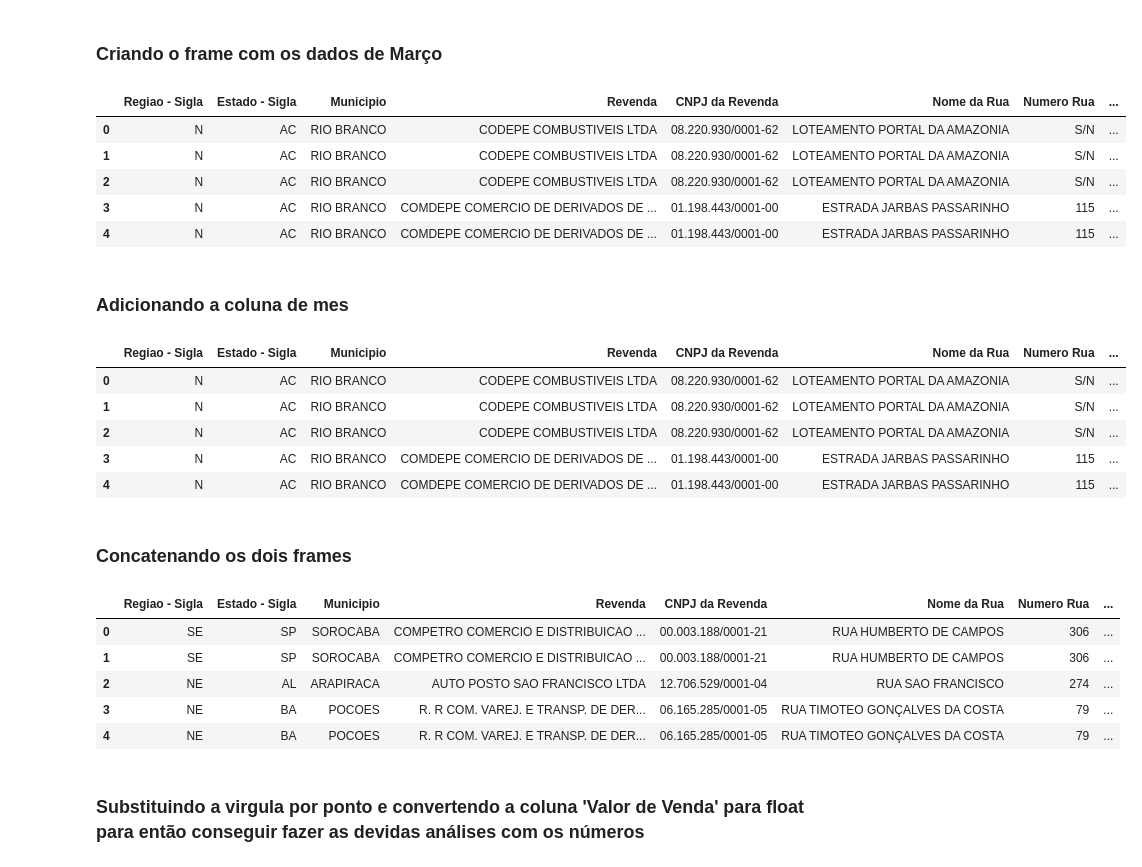
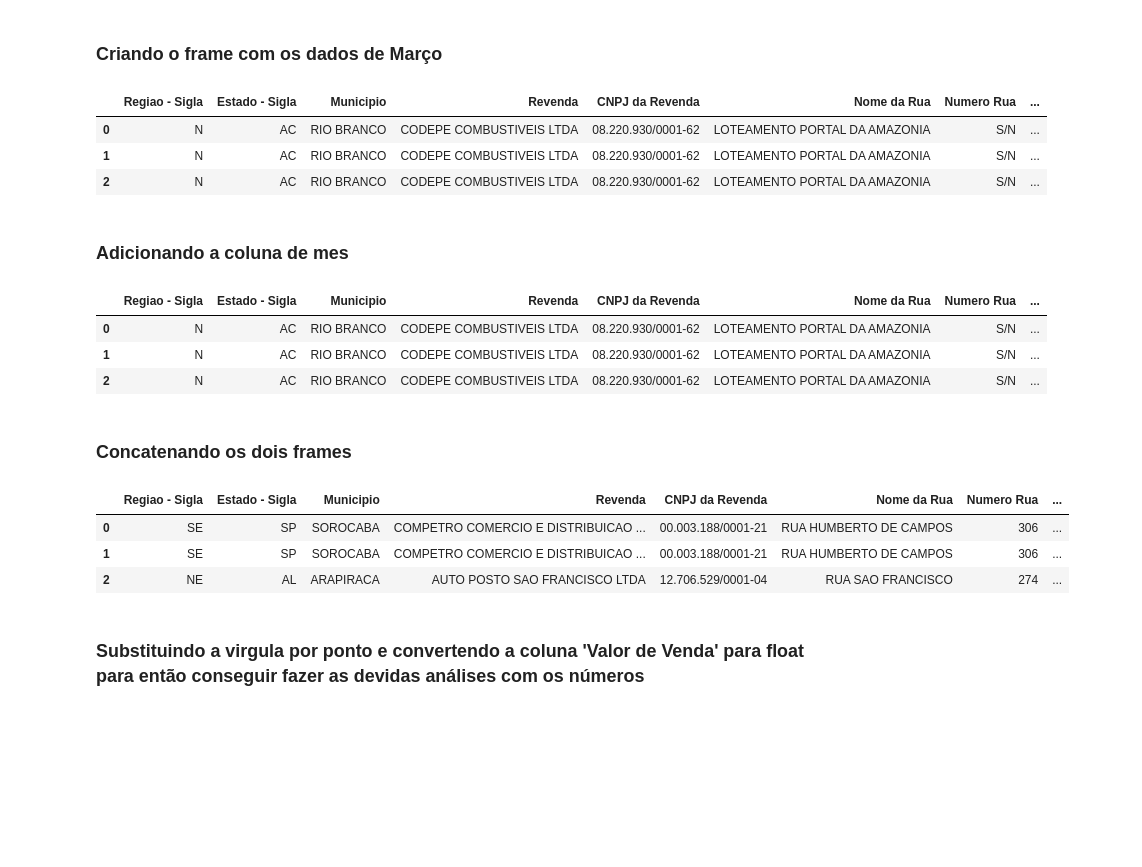
Before and after one commit to CassioRibeiro/PGM4, a Jupyter notebook: PGM4.ipynb, the cells around one changed output. Drawn from its saved outputs; the diff is of its cells as text; code cells hidden in the pictures; blank space fills up the shorter version.

```diff
--- a/PGM4.ipynb
+++ b/PGM4.ipynb
@@ -34,38 +29,32 @@ anp_abril.head()
 ### Criando o frame com os dados de Março
 # %%
 anp_marco = pd.read_csv('https://www.gov.br/anp/pt-br/centrais-de-conteudo/dados-abertos/arquivos/shpc/dsan/2023/precos-gasolina-etanol-03.csv', sep = ';')
-anp_marco.head()
+anp_marco.head(3)
 # %% [output]
 |  | Regiao - Sigla | Estado - Sigla | Municipio | Revenda | CNPJ da Revenda | Nome da Rua | Numero Rua | ... |
 | 0 | N | AC | RIO BRANCO | CODEPE COMBUSTIVEIS LTDA | 08.220.930/0001-62 | LOTEAMENTO PORTAL DA AMAZONIA | S/N | ... |
 | 1 | N | AC | RIO BRANCO | CODEPE COMBUSTIVEIS LTDA | 08.220.930/0001-62 | LOTEAMENTO PORTAL DA AMAZONIA | S/N | ... |
 | 2 | N | AC | RIO BRANCO | CODEPE COMBUSTIVEIS LTDA | 08.220.930/0001-62 | LOTEAMENTO PORTAL DA AMAZONIA | S/N | ... |
-| 3 | N | AC | RIO BRANCO | COMDEPE COMERCIO DE DERIVADOS DE ... | 01.198.443/0001-00 | ESTRADA JARBAS PASSARINHO | 115 | ... |
-| 4 | N | AC | RIO BRANCO | COMDEPE COMERCIO DE DERIVADOS DE ... | 01.198.443/0001-00 | ESTRADA JARBAS PASSARINHO | 115 | ... |
 # %% [markdown]
 ### Adicionando a coluna de mes
 # %%
 anp_marco['Mes'] = 'MARÇO'
-anp_marco.head()
+anp_marco.head(3)
 # %% [output]
 |  | Regiao - Sigla | Estado - Sigla | Municipio | Revenda | CNPJ da Revenda | Nome da Rua | Numero Rua | ... |
 | 0 | N | AC | RIO BRANCO | CODEPE COMBUSTIVEIS LTDA | 08.220.930/0001-62 | LOTEAMENTO PORTAL DA AMAZONIA | S/N | ... |
 | 1 | N | AC | RIO BRANCO | CODEPE COMBUSTIVEIS LTDA | 08.220.930/0001-62 | LOTEAMENTO PORTAL DA AMAZONIA | S/N | ... |
 | 2 | N | AC | RIO BRANCO | CODEPE COMBUSTIVEIS LTDA | 08.220.930/0001-62 | LOTEAMENTO PORTAL DA AMAZONIA | S/N | ... |
-| 3 | N | AC | RIO BRANCO | COMDEPE COMERCIO DE DERIVADOS DE ... | 01.198.443/0001-00 | ESTRADA JARBAS PASSARINHO | 115 | ... |
-| 4 | N | AC | RIO BRANCO | COMDEPE COMERCIO DE DERIVADOS DE ... | 01.198.443/0001-00 | ESTRADA JARBAS PASSARINHO | 115 | ... |
 # %% [markdown]
 ### Concatenando os dois frames
 # %%
 relatorio = pd.concat([anp_abril,anp_marco], ignore_index= True)
-relatorio.head(5)
+relatorio.head(3)
 # %% [output]
 |  | Regiao - Sigla | Estado - Sigla | Municipio | Revenda | CNPJ da Revenda | Nome da Rua | Numero Rua | ... |
 | 0 | SE | SP | SOROCABA | COMPETRO COMERCIO E DISTRIBUICAO ... | 00.003.188/0001-21 | RUA HUMBERTO DE CAMPOS | 306 | ... |
 | 1 | SE | SP | SOROCABA | COMPETRO COMERCIO E DISTRIBUICAO ... | 00.003.188/0001-21 | RUA HUMBERTO DE CAMPOS | 306 | ... |
 | 2 | NE | AL | ARAPIRACA | AUTO POSTO SAO FRANCISCO LTDA | 12.706.529/0001-04 | RUA SAO FRANCISCO | 274 | ... |
-| 3 | NE | BA | POCOES | R. R COM. VAREJ. E TRANSP. DE DER... | 06.165.285/0001-05 | RUA TIMOTEO GONÇALVES DA COSTA | 79 | ... |
-| 4 | NE | BA | POCOES | R. R COM. VAREJ. E TRANSP. DE DER... | 06.165.285/0001-05 | RUA TIMOTEO GONÇALVES DA COSTA | 79 | ... |
 # %% [markdown]
 ### Substituindo a virgula por ponto e convertendo a coluna 'Valor de Venda' para float para então conseguir fazer as devidas análises com os números
 # %%
```
Also changed, not shown: parts of 5 cells of this notebook.
